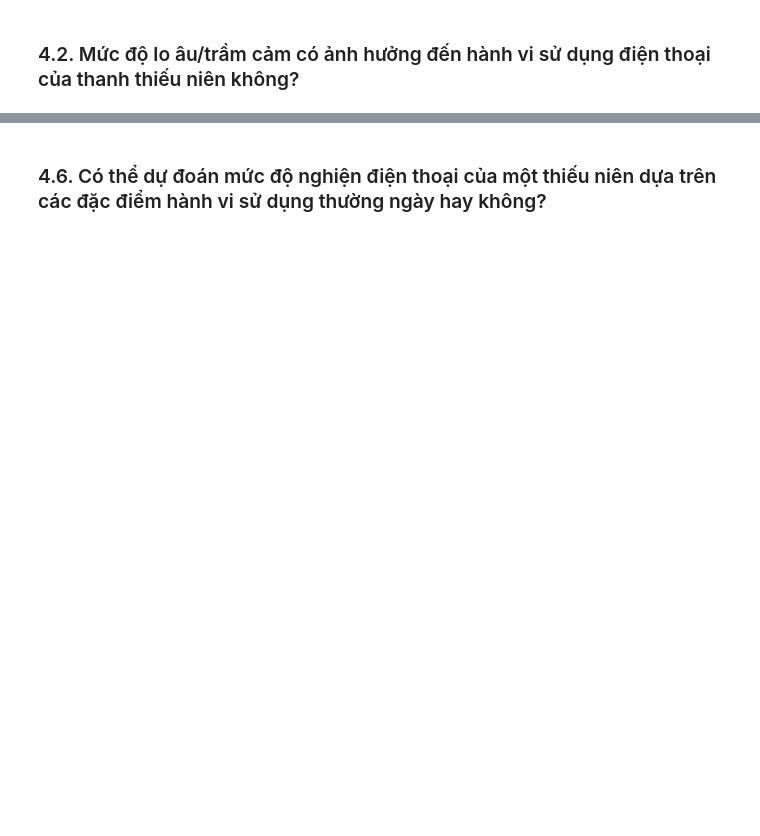
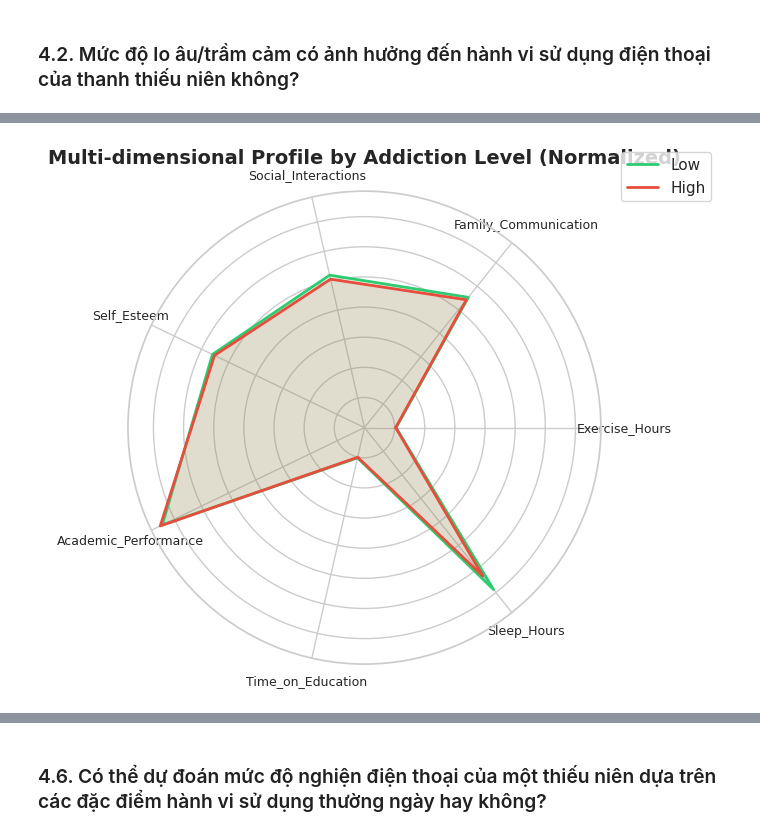
Before and after one commit to insenseemarch/final-project-CSC17104, a Jupyter notebook: notebook/Group_23.ipynb, the cells around one changed output, grey strips where cells are left out. Saved outputs shown, nothing was run; the diff lists cells and outputs as text; code cells hidden in the pictures; blank space fills up the shorter version.

```diff
--- a/notebook/Group_23.ipynb
+++ b/notebook/Group_23.ipynb
@@ -1571,0 +1638,5 @@ High Addiction: n = 0
+# %%
+# 4. Radar Chart
+plot_addiction_level_radar(new_groups, comparison_vars)
+# %% [output]
+[figure, added]
```
Also changed, not shown: parts of 67 cells of this notebook, 2 other files.
